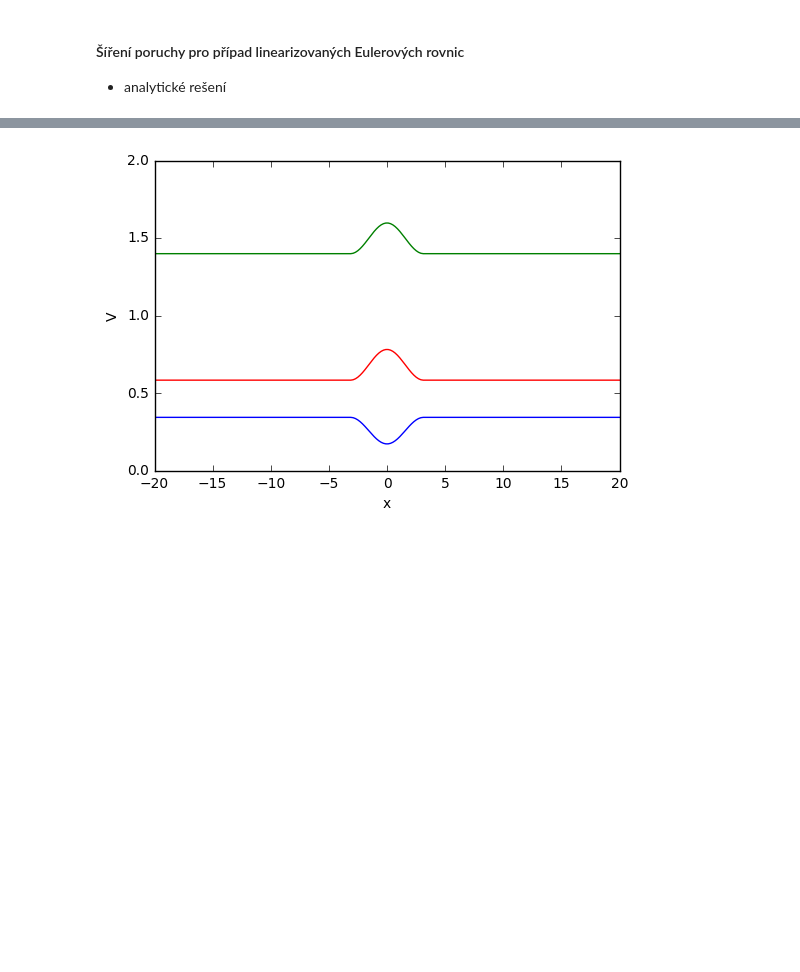
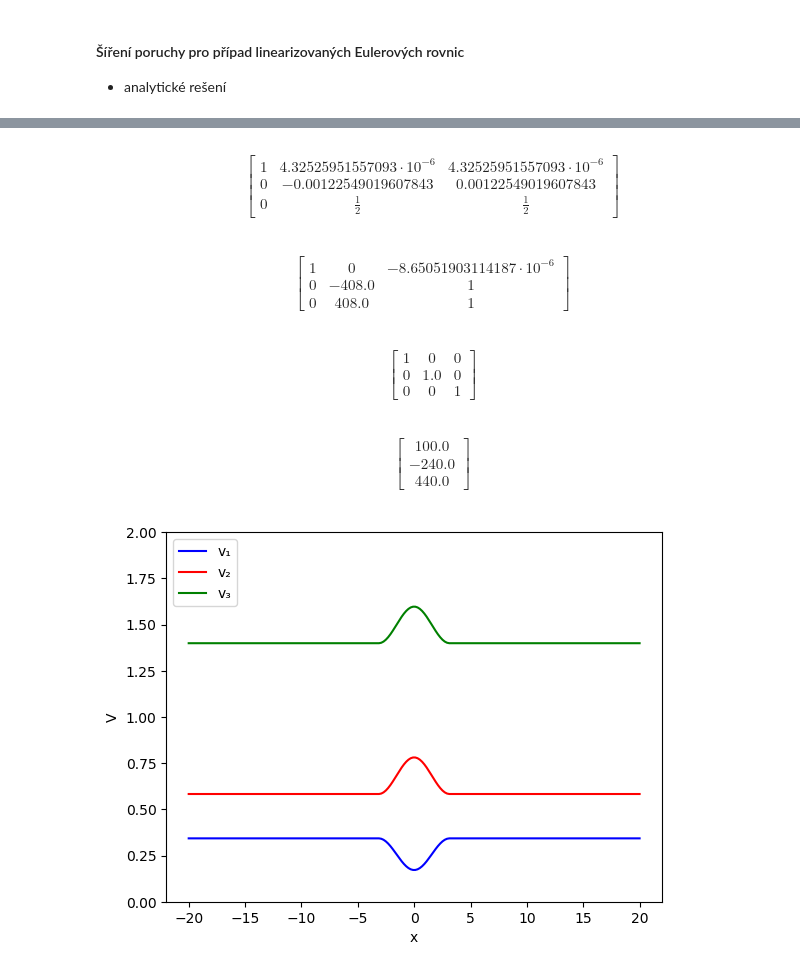
Before and after one commit to furstj/MMPP, a Jupyter notebook: lessons/04_linearni_system.ipynb, the cells around one changed output, grey strips where cells are left out. Cells and saved outputs as stored; diff of their text form; code cells hidden in the pictures; blank space fills up the shorter version.

```diff
--- a/lessons/04_linearni_system.ipynb
+++ b/lessons/04_linearni_system.ipynb
@@ -177,13 +170,28 @@ l0 = [u0, u0-a0, u0+a0]
+# %%
+R0 = [subs(subs(R[i,j], rhoBar, rho0), aBar, a0) for i=1:3,j=1:3]
+# %% [output]
+\begin{bmatrix}1&4.32525951557093 \cdot 10^{-6}&4.32525951557093 \cdot 10^{-6}\\0&-0.00122549019607843&0.00122549019607843\\0&\frac{1}{2}&\frac{1}{2}\end{bmatrix}
+# %%
+R01 = [subs(subs(R1[i,j], rhoBar, rho0), aBar, a0) for i=1:3,j=1:3]
+# %% [output]
+\begin{bmatrix}1&0&-8.65051903114187 \cdot 10^{-6}\\0&-408.0&1\\0&408.0&1\end{bmatrix}
+# %%
+R0*R01
+# %% [output]
+\begin{bmatrix}1&0&0\\0&1.0&0\\0&0&1\end{bmatrix}
+# %%
+lambda0 = [subs(subs(l, uBar, u0), aBar, a0) for l in lambda]
+# %% [output]
+\begin{bmatrix}100.0\\-240.0\\440.0\end{bmatrix}
 # %%
-def V0(x):
-    return dot(R01, U0(x))
+V0(x) = R01*U0(x);
 # %%
-plt.plot(x, [V0(xi)[0,0]  for xi in x], "-b")
-plt.plot(x, [V0(xi)[0,1]/1e5  for xi in x], "-r")
-plt.plot(x, [V0(xi)[0,2]/1e5  for xi in x], "-g")
-plt.ylim(0,2)
-plt.xlabel("x");
-plt.ylabel("V");
+plot(x, [V0(xi)[1]  for xi in x], "-b", label="v₁")
+plot(x, [V0(xi)[2]/1e5  for xi in x], "-r", label="v₂")
+plot(x, [V0(xi)[3]/1e5  for xi in x], "-g", label="v₃")
+ylim(0,2)
+xlabel("x"); ylabel("V");
+legend(loc="upper left");
 # %% [output]
-[figure, old version]
+[figure, new version]
 # %%
```
Also changed, not shown: parts of 24 cells of this notebook, 4 other files.
